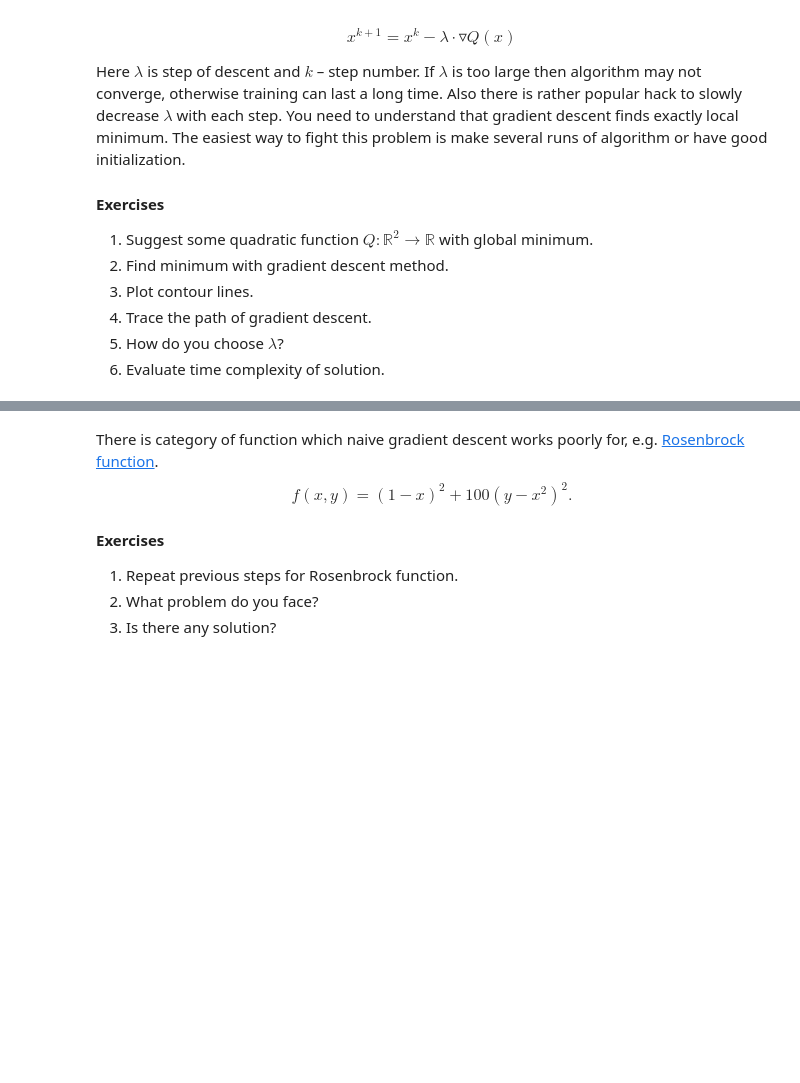
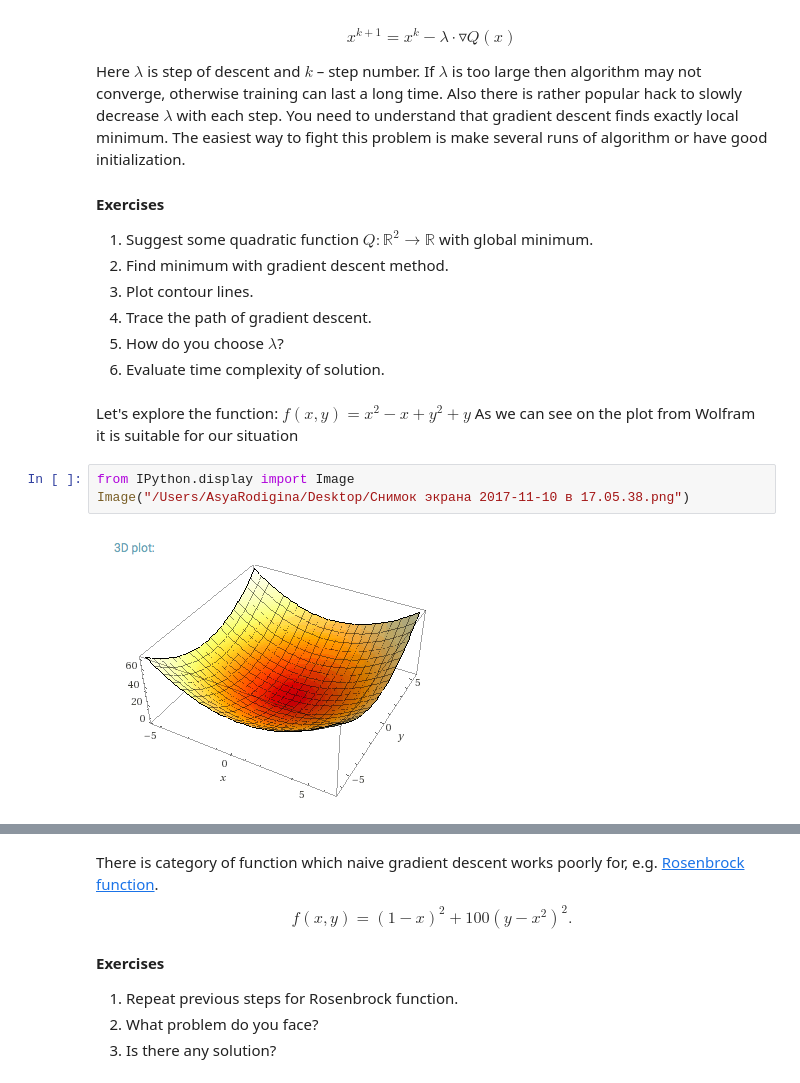
Before and after one commit to anrodigina/SQuAD, a Jupyter notebook: lab-1.ipynb, the cells around one changed output, grey strips where cells are left out. Saved outputs shown, nothing was run; the diff lists cells and outputs as text; blank space fills up the shorter version.

Commit message:
Added some tasks and plots, now it's much prettier

```diff
--- a/lab-1.ipynb
+++ b/lab-1.ipynb
@@ -318,3 +325,11 @@ Here $\lambda$ is step of descent and  $k$ – step number. If $\lambda$ is too
 4. Trace the path of gradient descent.
 5. How do you choose $\lambda$?
 6. Evaluate time complexity of solution.
+# %% [markdown]
+Let's explore the function: $f(x,y)=x^2-x+y^2+y$
+As we can see on the plot from Wolfram it is suitable for our situation
+# %%
+from IPython.display import Image
+Image("/Users/AsyaRodigina/Desktop/Снимок экрана 2017-11-10 в 17.05.38.png")
+# %% [output]
+[figure, added]
```
Also changed, not shown: parts of 16 cells of this notebook.
